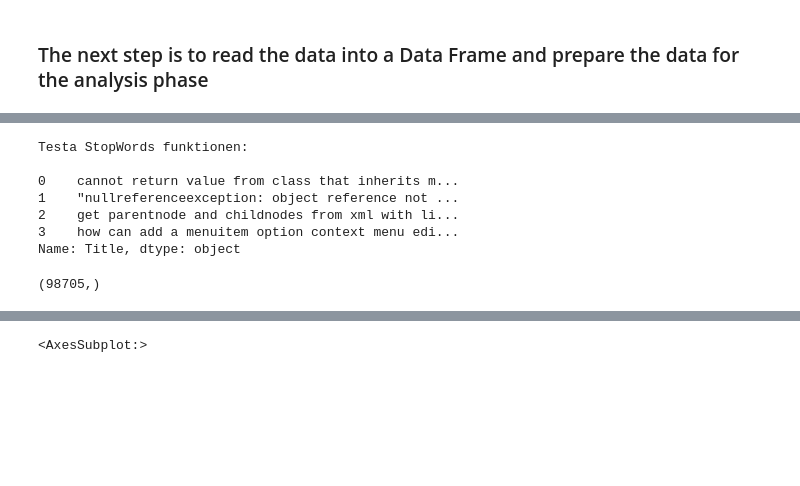
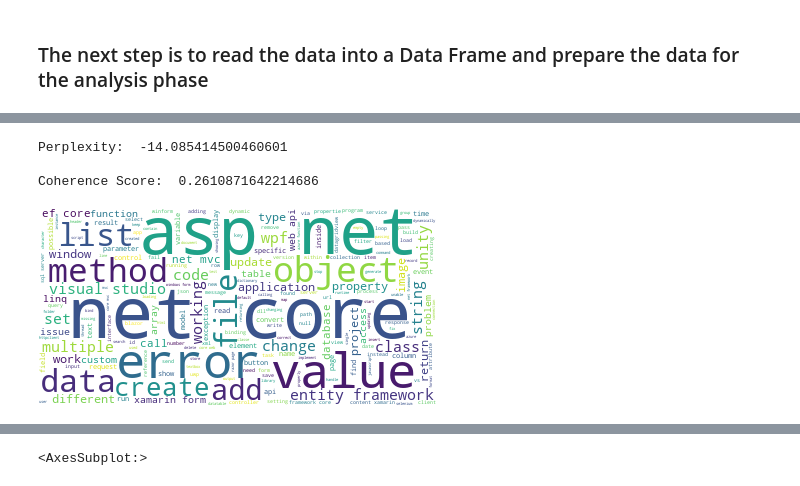
Before and after one commit to HannesSam/StackOverflowDataAnalysis, a Jupyter notebook: Data Mining Project.ipynb, the cells around one changed output, grey strips where cells are left out. Drawn from its saved outputs; the diff is of its cells as text; code cells hidden in the pictures; blank space fills up the shorter version.

```diff
--- a/Data Mining Project.ipynb
+++ b/Data Mining Project.ipynb
@@ -245,22 +179,0 @@ SyntaxError: non-default argument follows default argument (<ipython-input-62-d0
-# %%
-# List of words that we want to remove from the dataset
-# We need a method to remove html tags like <p> that are right next to words without a space in between
-stopWords = ['code', 'gt', 'i', '<p>i', 'in', 'on', 'is', '<code>', 'gt', 'lt', 'pre', 'quot', 'nofollow', 'li', 'div']
-
-# Remove all the stopwords from the data
-df['Title'] = df['Title'].apply(lambda x: ' '.join(
-    [word for word in x.split() if word not in (stopWords)]))
-
-# Print to test the remove stopwords function
-print('Testa StopWords funktionen: \n')
-print(df['Title'].head(4) + '\n')
-df['Title'].shape
-# %% [output]
-Testa StopWords funktionen:
-
-0    cannot return value from class that inherits m...
-1    "nullreferenceexception: object reference not ...
-2    get parentnode and childnodes from xml with li...
-3    how can add a menuitem option context menu edi...
-Name: Title, dtype: object
-(98705,)
@@ -279 +180,26 @@ print(df['Body'].head(1))
+# %%
+# Compute Perplexity
+print('\nPerplexity: ', lda_model.log_perplexity(corpus))  # a measure of how good the model is. lower the better.
+
+# Compute Coherence Score
+coherence_model_lda = CoherenceModel(model=lda_model, texts=title_words, dictionary=title_dictionary, coherence='c_v')
+coherence_lda = coherence_model_lda.get_coherence()
+print('\nCoherence Score: ', coherence_lda)
+# %% [output]
+Perplexity:  -14.085414500460601
+
+Coherence Score:  0.2610871642214686
+# %%
+# Import the wordcloud library
+from wordcloud import WordCloud
+# Join the different processed titles together.
+long_string = ','.join(list(df['Title'].values))
+# Create a WordCloud object
+wordcloud = WordCloud(background_color="white", max_words=5000, contour_width=3, contour_color='steelblue')
+# Generate a word cloud
+wordcloud.generate(long_string)
+# Visualize the word cloud
+wordcloud.to_image()
+# %% [output]
+[figure, added]
 # %%
```
Also changed, not shown: parts of 31 cells of this notebook.
